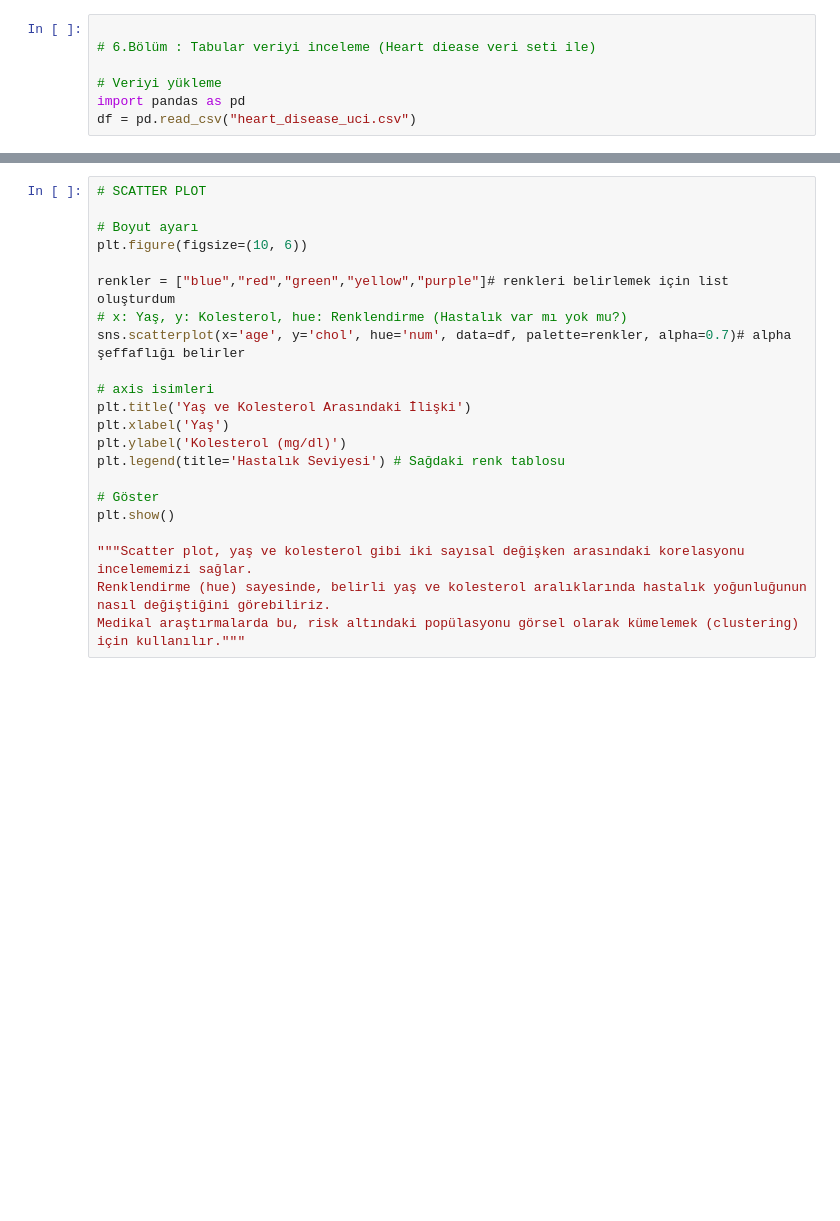
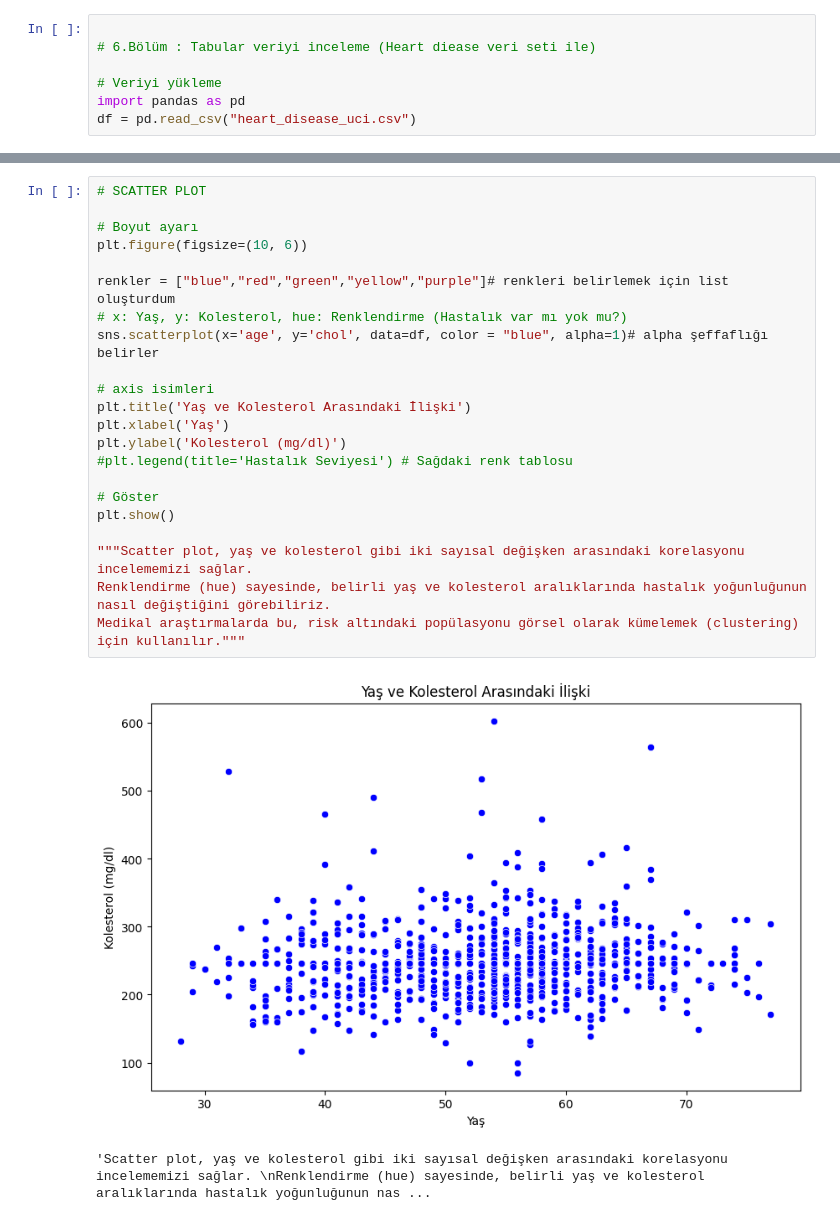
Before and after one commit to busdel/education-driven-research-initiative, a Jupyter notebook: notebooks/00_python_basics-onur.ipynb, the cells around one changed output, grey strips where cells are left out. Cells and saved outputs as stored; diff of their text form; blank space fills up the shorter version.

Commit message:
added some graphs

```diff
--- a/notebooks/00_python_basics-onur.ipynb
+++ b/notebooks/00_python_basics-onur.ipynb
@@ -283,22 +494,25 @@ bir değişkenin hastalık teşhisinde ne kadar ayırt edici olduğunu saptamak
 # %%
 # SCATTER PLOT
 
 # Boyut ayarı
 plt.figure(figsize=(10, 6))
 
 renkler = ["blue","red","green","yellow","purple"]# renkleri belirlemek için list oluşturdum
 # x: Yaş, y: Kolesterol, hue: Renklendirme (Hastalık var mı yok mu?)
-sns.scatterplot(x='age', y='chol', hue='num', data=df, palette=renkler, alpha=0.7)# alpha şeffaflığı belirler
+sns.scatterplot(x='age', y='chol', data=df, color = "blue", alpha=1)# alpha şeffaflığı belirler
 
 # axis isimleri
 plt.title('Yaş ve Kolesterol Arasındaki İlişki')
 plt.xlabel('Yaş')
 plt.ylabel('Kolesterol (mg/dl)')
-plt.legend(title='Hastalık Seviyesi') # Sağdaki renk tablosu
+#plt.legend(title='Hastalık Seviyesi') # Sağdaki renk tablosu
 
 # Göster
 plt.show()
 
 """Scatter plot, yaş ve kolesterol gibi iki sayısal değişken arasındaki korelasyonu incelememizi sağlar.
 Renklendirme (hue) sayesinde, belirli yaş ve kolesterol aralıklarında hastalık yoğunluğunun nasıl değiştiğini görebiliriz.
 Medikal araştırmalarda bu, risk altındaki popülasyonu görsel olarak kümelemek (clustering) için kullanılır."""
+# %% [output]
+[figure, added]
+'Scatter plot, yaş ve kolesterol gibi iki sayısal değişken arasındaki korelasyonu incelememizi sağlar. \nRenklendirme (hue) sayesinde, belirli yaş ve kolesterol aralıklarında hastalık yoğunluğunun nas ...
```
Also changed, not shown: parts of 24 cells of this notebook.
